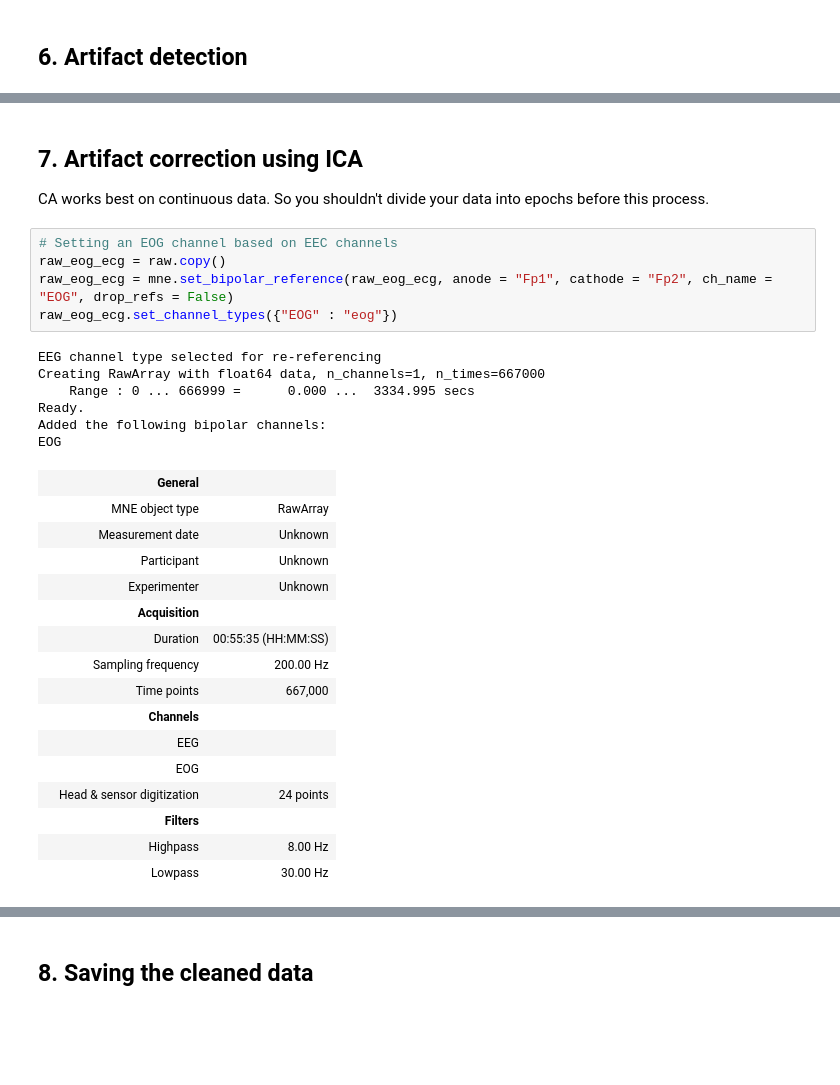
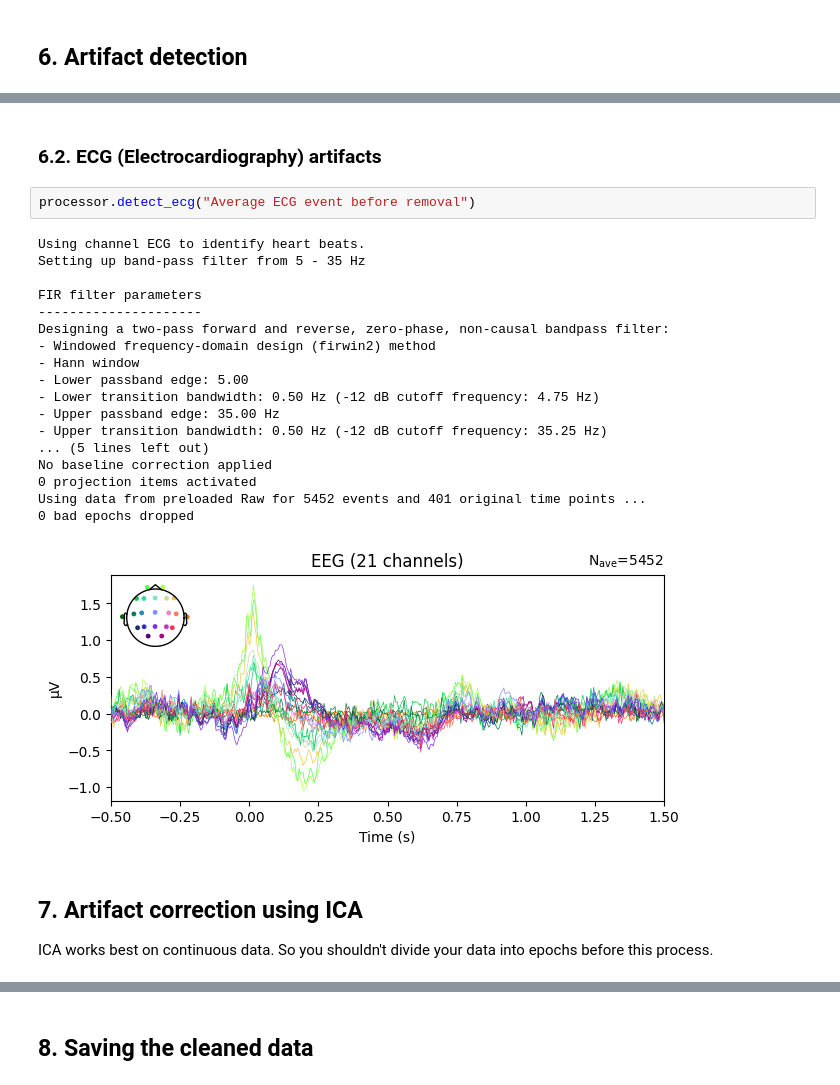
Before and after one commit to lenhatquang03/MotorImageryEEG, a Jupyter notebook: Preprocessing.ipynb, the cells around one changed output, grey strips where cells are left out. Drawn from its saved outputs; the diff is of its cells as text; blank space fills up the shorter version.

```diff
--- a/Preprocessing.ipynb
+++ b/Preprocessing.ipynb
@@ -194,31 +138,26 @@ Using data from preloaded Raw for 5180 events and 401 original time points ...
+# %% [markdown]
+### **6.2. ECG (Electrocardiography) artifacts**
+# %%
+processor.detect_ecg("Average ECG event before removal")
+# %% [output]
+Using channel ECG to identify heart beats.
+Setting up band-pass filter from 5 - 35 Hz
+
+FIR filter parameters
+---------------------
+Designing a two-pass forward and reverse, zero-phase, non-causal bandpass filter:
+- Windowed frequency-domain design (firwin2) method
+- Hann window
+- Lower passband edge: 5.00
+- Lower transition bandwidth: 0.50 Hz (-12 dB cutoff frequency: 4.75 Hz)
+- Upper passband edge: 35.00 Hz
+- Upper transition bandwidth: 0.50 Hz (-12 dB cutoff frequency: 35.25 Hz)
+... (5 lines left out)
+No baseline correction applied
+0 projection items activated
+Using data from preloaded Raw for 5452 events and 401 original time points ...
+0 bad epochs dropped
+[figure, added]
 # %% [markdown]
 ## **7. Artifact correction using ICA**
-CA works best on continuous data. So you shouldn't divide your data into epochs before this process.
+ICA works best on continuous data. So you shouldn't divide your data into epochs before this process.
-# %%
-# Setting an EOG channel based on EEC channels
-raw_eog_ecg = raw.copy()
-raw_eog_ecg = mne.set_bipolar_reference(raw_eog_ecg, anode = "Fp1", cathode = "Fp2", ch_name = "EOG", drop_refs = False)
-raw_eog_ecg.set_channel_types({"EOG" : "eog"})
-# %% [output]
-EEG channel type selected for re-referencing
-Creating RawArray with float64 data, n_channels=1, n_times=667000
-    Range : 0 ... 666999 =      0.000 ...  3334.995 secs
-Ready.
-Added the following bipolar channels:
-EOG
-|  | General |  |
-|  | MNE object type | RawArray |
-|  | Measurement date | Unknown |
-|  | Participant | Unknown |
-|  | Experimenter | Unknown |
-|  | Acquisition |  |
-|  | Duration | 00:55:35 (HH:MM:SS) |
-|  | Sampling frequency | 200.00 Hz |
-|  | Time points | 667,000 |
-|  | Channels |  |
-|  | EEG |  |
-|  | EOG |  |
-|  | Head & sensor digitization | 24 points |
-|  | Filters |  |
-|  | Highpass | 8.00 Hz |
-|  | Lowpass | 30.00 Hz |
```
Also changed, not shown: parts of 34 cells of this notebook, 1 other file.
